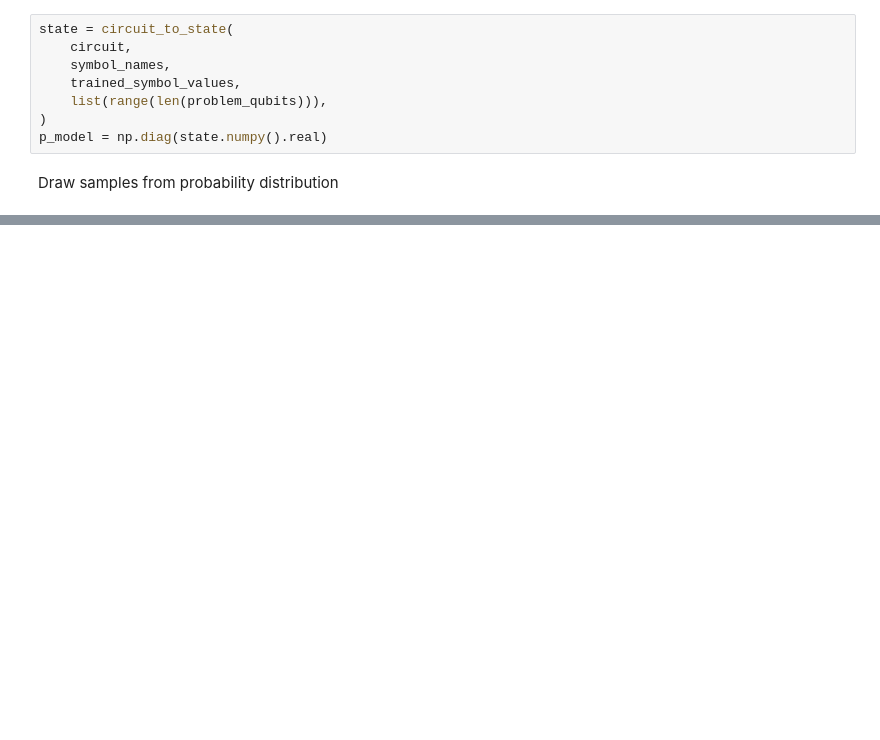
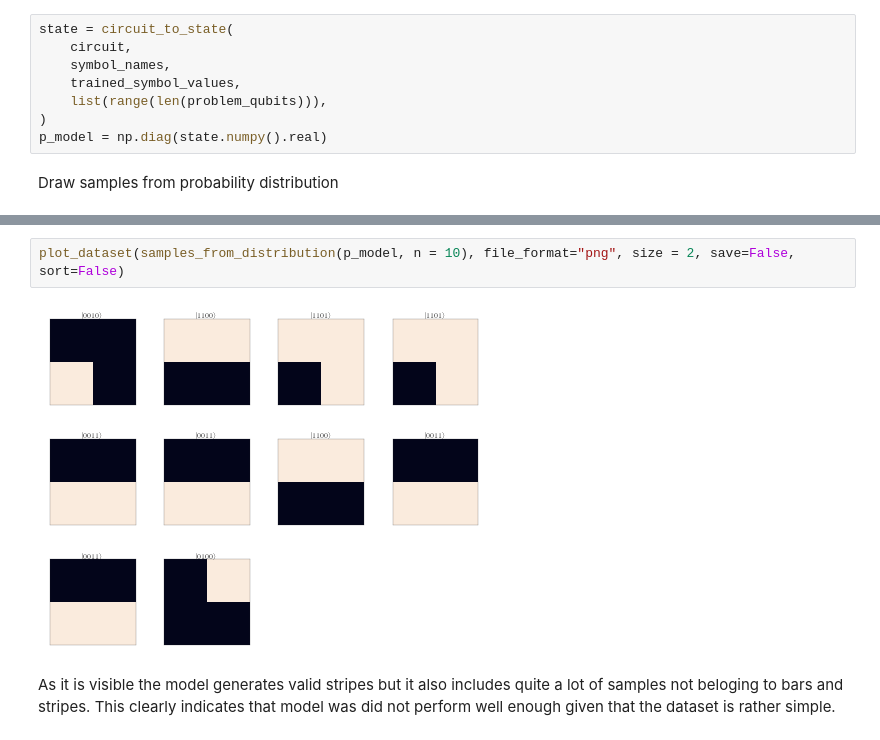
Before and after one commit to leevilehtonen/tfq-varqbm, a Jupyter notebook: varqbm_experiment.ipynb, the cells around one changed output, grey strips where cells are left out. Drawn from its saved outputs; the diff is of its cells as text; blank space fills up the shorter version.

```diff
--- a/varqbm_experiment.ipynb
+++ b/varqbm_experiment.ipynb
@@ -200,0 +201,6 @@ Another way (potentially more "realistic") is to use Cirq's simulator to get sam
+# %%
+plot_dataset(samples_from_distribution(p_model, n = 10), file_format="png", size = 2, save=False, sort=False)
+# %% [output]
+[figure, added]
+# %% [markdown]
+As it is visible the model generates valid stripes but it also includes quite a lot of samples not beloging to bars and stripes. This clearly indicates that model was did not perform well enough given that the dataset is rather simple.
```
Also changed, not shown: parts of 7 cells of this notebook, 1 other file.
